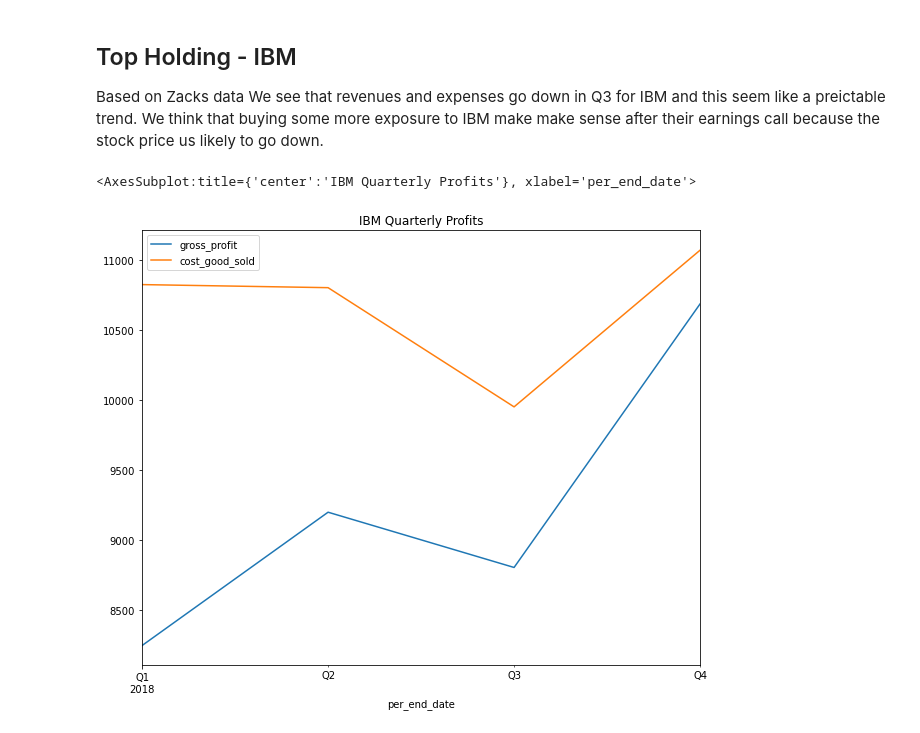
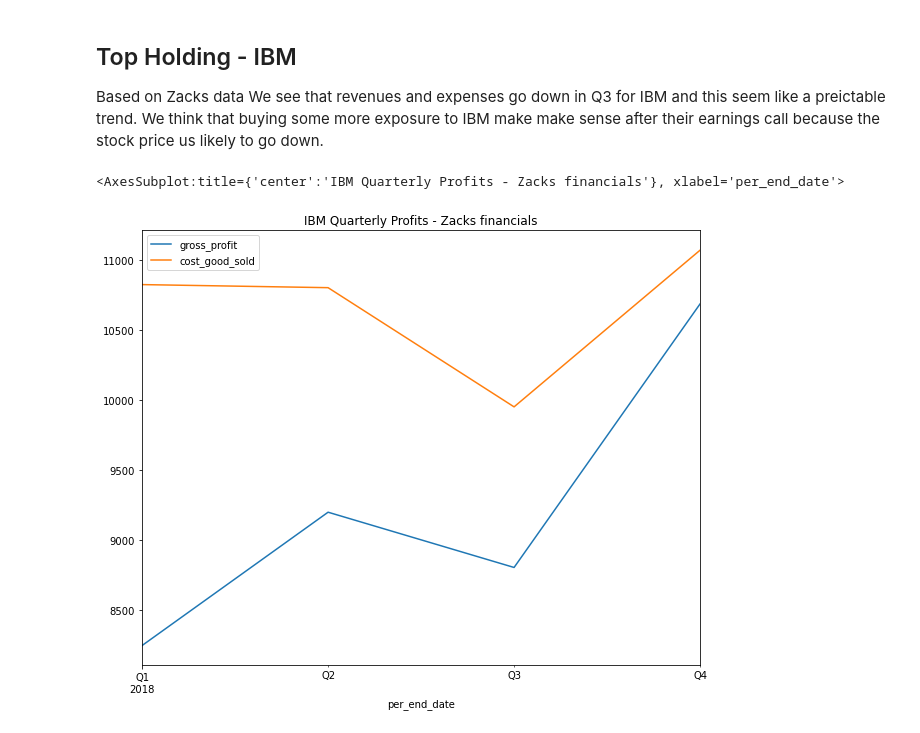
Before and after one commit to petepetersen423/p1-tellaporte, a Jupyter notebook: ETF.ipynb, the cells around one changed output. Drawn from its saved outputs; the diff is of its cells as text; code cells hidden in the pictures.

```diff
--- a/ETF.ipynb
+++ b/ETF.ipynb
@@ -282,7 +325,7 @@ ibm_q = ibm[ibm['per_type'] == 'Q']
 
 Based on Zacks data We see that revenues and expenses go down in Q3 for IBM and this seem like a preictable trend.  We think that buying some more exposure to IBM make make sense after their earnings call because the stock price us likely to go down.
 # %%
-ibm_q[['gross_profit', 'cost_good_sold']].plot(figsize = (10,8), title = 'IBM Quarterly Profits')
+ibm_q[['gross_profit', 'cost_good_sold']].plot(figsize = (10,8), title = 'IBM Quarterly Profits - Zacks financials')
 # %% [output]
-<AxesSubplot:title={'center':'IBM Quarterly Profits'}, xlabel='per_end_date'>
+<AxesSubplot:title={'center':'IBM Quarterly Profits - Zacks financials'}, xlabel='per_end_date'>
-[figure, old version]
+[figure, new version]
```
Also changed, not shown: parts of 10 cells of this notebook.
